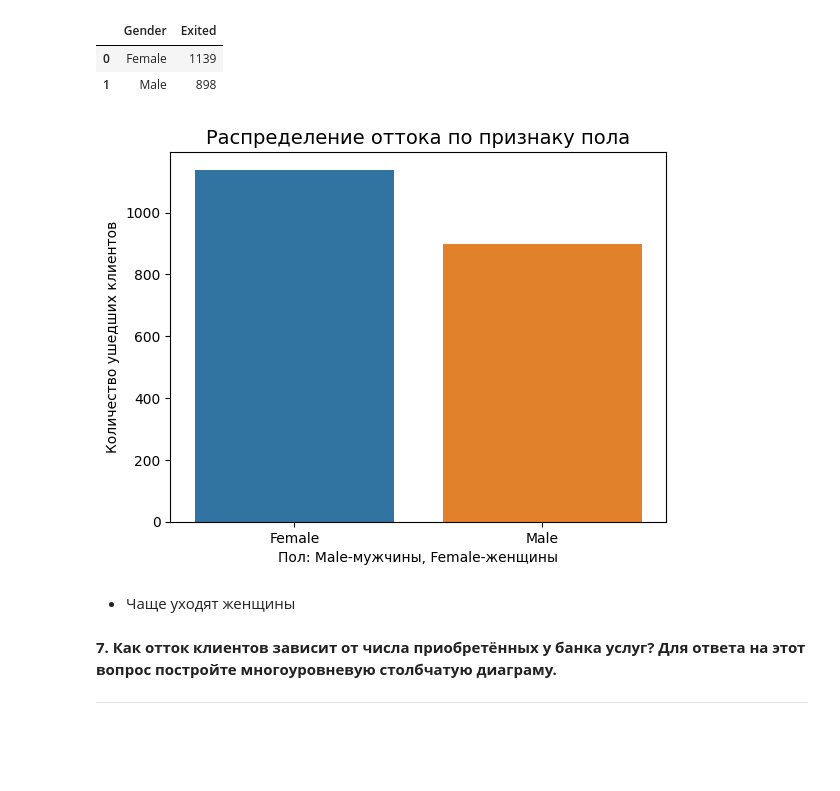
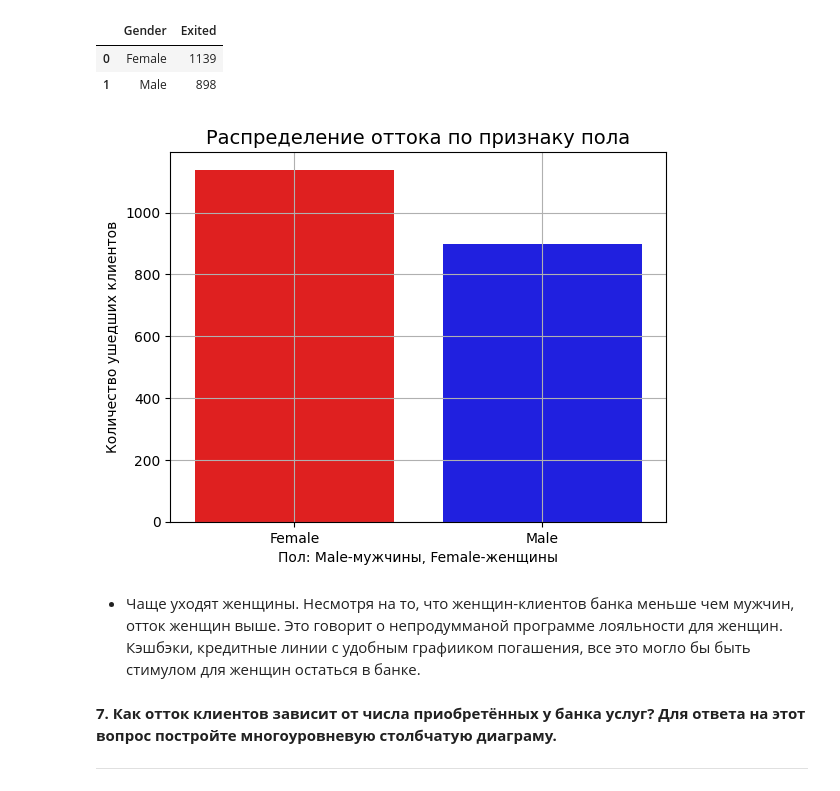
Before and after one commit to Tatpraded/DS_1017_Praded, a Jupyter notebook: Визуализация_постороение_графиков_Банк/churn.ipynb, the cells around one changed output. Saved outputs shown, nothing was run; the diff lists cells and outputs as text; code cells hidden in the pictures; blank space fills up the shorter version.

```diff
--- a/Визуализация_постороение_графиков_Банк/churn.ipynb
+++ b/Визуализация_постороение_графиков_Банк/churn.ipynb
@@ -244,14 +255,15 @@ display(gender_exited)
 | 0 | Female | 1139 |
 | 1 | Male | 898 |
 # %%
-barplot= sns.barplot(x="Gender", y="Exited", orient='v',data=gender_exited)
+barplot= sns.barplot(x="Gender", y="Exited", orient='v',data=gender_exited, palette={'Female':'r', 'Male':'b'})
 barplot.set_title('Распределение оттока по признаку пола', fontsize=14);
 barplot.set_xlabel('Пол: Male-мужчины, Female-женщины');
 barplot.set_ylabel('Количество ушедших клиентов');
+barplot.grid()
 # %% [output]
-[figure, old version]
+[figure, new version]
-# %% [markdown]
-- Чаще уходят женщины
+# %% [markdown]
+- Чаще уходят женщины. Несмотря на то, что женщин-клиентов банка меньше чем мужчин, отток женщин выше. Это говорит о непродумманой программе лояльности для женщин. Кэшбэки, кредитные линии с удобным графииком погашения, все это могло бы быть стимулом для женщин остаться в банке.
 # %% [markdown]
 **7. Как отток клиентов зависит от числа приобретённых у банка услуг? Для ответа на этот вопрос постройте многоуровневую столбчатую диаграму.**
 ______________________________________________
```
Also changed, not shown: parts of 21 cells of this notebook.
